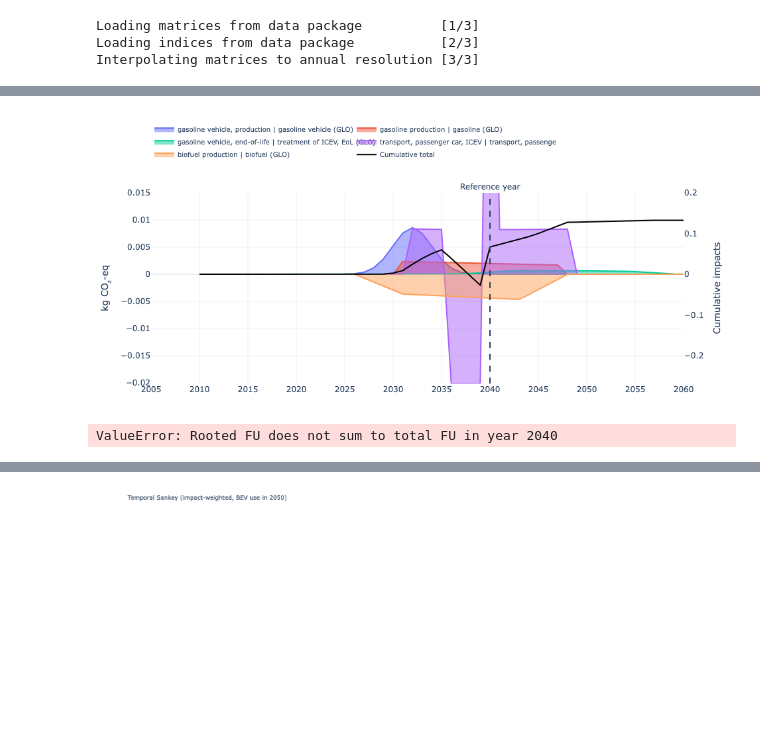
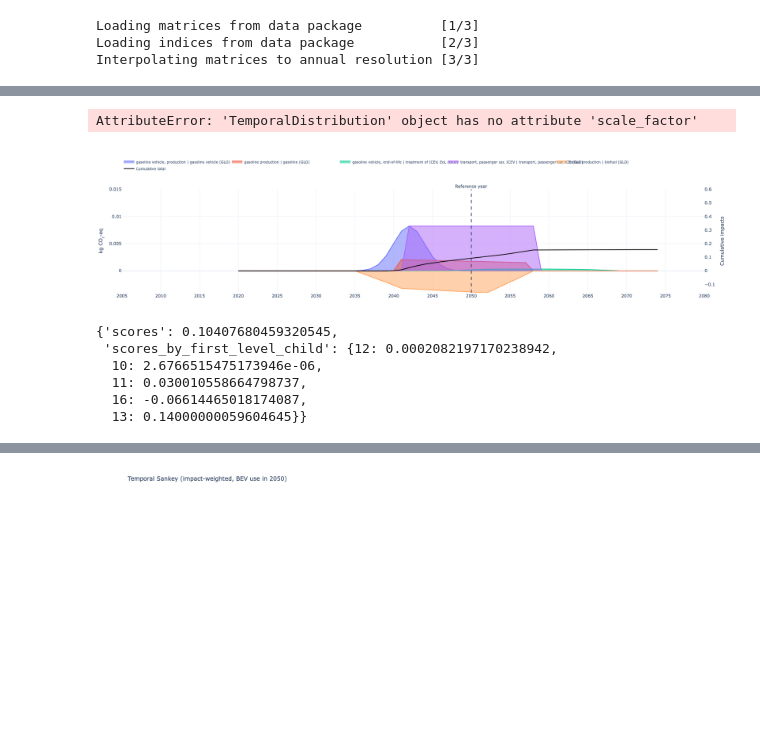
Before and after one commit to Laboratory-for-Energy-Systems-Analysis/trails, a Jupyter notebook: dev/example/dev.ipynb, the cells around one changed output, grey strips where cells are left out. Drawn from its saved outputs; the diff is of its cells as text; code cells hidden in the pictures.

```diff
--- a/dev/example/dev.ipynb
+++ b/dev/example/dev.ipynb
@@ -10,24 +10,24 @@ dp = Package("datapackage.json")
 #dp = Package("/Users/romain/GitHub/premise/dev/trails_2025-12-16.zip")
 trails = Trails(dp, interpolate_annual=True)
 
-methods = ["IPCC 2021 - climate change: fossil - global warming potential (GWP100)",]
+#methods = ["IPCC 2021 - climate change: fossil - global warming potential (GWP100)",]
 methods = ["IPCC 2021 (incl. biogenic CO2) - climate change: total (incl. biogenic CO2) - global warming potential (GWP100)",]
 # %% [output]
 Loading matrices from data package          [1/3]
 Loading indices from data package           [2/3]
 Interpolating matrices to annual resolution [3/3]
 # %%
-ref_year = 2040
+ref_year = 2050
 
-with trails_log_context(run_id="bev_vs_icev", case="ICEV"):
-    results_by_year_ICEV, provenance = lca(
-        trails,
-        start_year=ref_year,
-        start_act_idx=13,
-        #start_act_idx=27825,
-        methods=methods,
-        max_depth=4,
-        return_provenance=True,
-        show_progress=True,
-        min_amount=1e-18
-    )
+results_by_year_ICEV, provenance = lca(
+    trails,
+    start_year=ref_year,
+    start_act_idx=13,
+    #start_act_idx=27826,
+    methods=methods,
+    max_depth=4,
+    return_provenance=True,
+    show_progress=True,
+    min_amount=1e-18,
+    debug=True
+)
@@ -34,39 +65,51 @@ with trails_log_context(run_id="bev_vs_icev", case="ICEV"):
 # %%
-ref_year = 2040
+ref_year = 2050
 results_static_ICEV = lca(
     trails,
     start_year=ref_year,
     start_act_idx=13,
+    #start_act_idx=27826,
     methods=methods,
     max_depth=4,
     return_provenance=False,
-    show_progress=False,
+    show_progress=True,
     min_amount=1e-18,
     use_temporal_distributions=False
 )
+# %% [output]
+AttributeError: 'TemporalDistribution' object has no attribute 'scale_factor'
 # %%
 fig = plot_temporal_scores(
     results_by_year=results_by_year_ICEV["results_by_impact_year"],
     stacked=False,
     trails=trails,
     title="",
     method_label="kg CO₂-eq",
     cumulative=False,
     width=550,
     height=450,
     year_tick=5,
-    year_range=(2005, 2060),
+    year_range=(2005, 2080),
     reference_year=ref_year,
     show_cumulative_axis=True,
     cumulative_axis_label="Cumulative impacts",
     legend_y=1.15,
-    #static_score=results_static_ICEV["results_by_solve_year"][ref_year]["scores"] - 0.14 + (0.14/2),
+    #static_score=results_static_ICEV["results_by_solve_year"][ref_year]["scores"],
     #static_score_dash= "dot",
     #static_score_color= "red",
     y_max=0.015,
-    y2_max=0.20
+    y2_max=0.60
 )
 fig.show()
 # %% [output]
-[figure, old version]
+[figure, new version]
+# %%
+results_by_year_ICEV["results_by_impact_year"][2050]
+# %% [output]
+{'scores': 0.10407680459320545,
+ 'scores_by_first_level_child': {12: 0.0002082197170238942,
+  10: 2.6766515475173946e-06,
+  11: 0.030010558664798737,
+  16: -0.06614465018174087,
+  13: 0.14000000059604645}}
 # %%
@@ -87,14 +130,12 @@ results_static_BEV = lca(
     start_year=ref_year,
     start_act_idx=2,
     methods=methods,
-    max_depth=8,
+    max_depth=4,
     return_provenance=False,
     show_progress=False,
     min_amount=1e-18,
     use_temporal_distributions=False
 )
-# %% [output]
-ValueError: Rooted FU does not sum to total FU in year 2040
 # %%
 fig = plot_temporal_scores(
     results_by_year=results_by_year_BEV,
```
Also changed, not shown: parts of 7 cells of this notebook, 14 other files.
